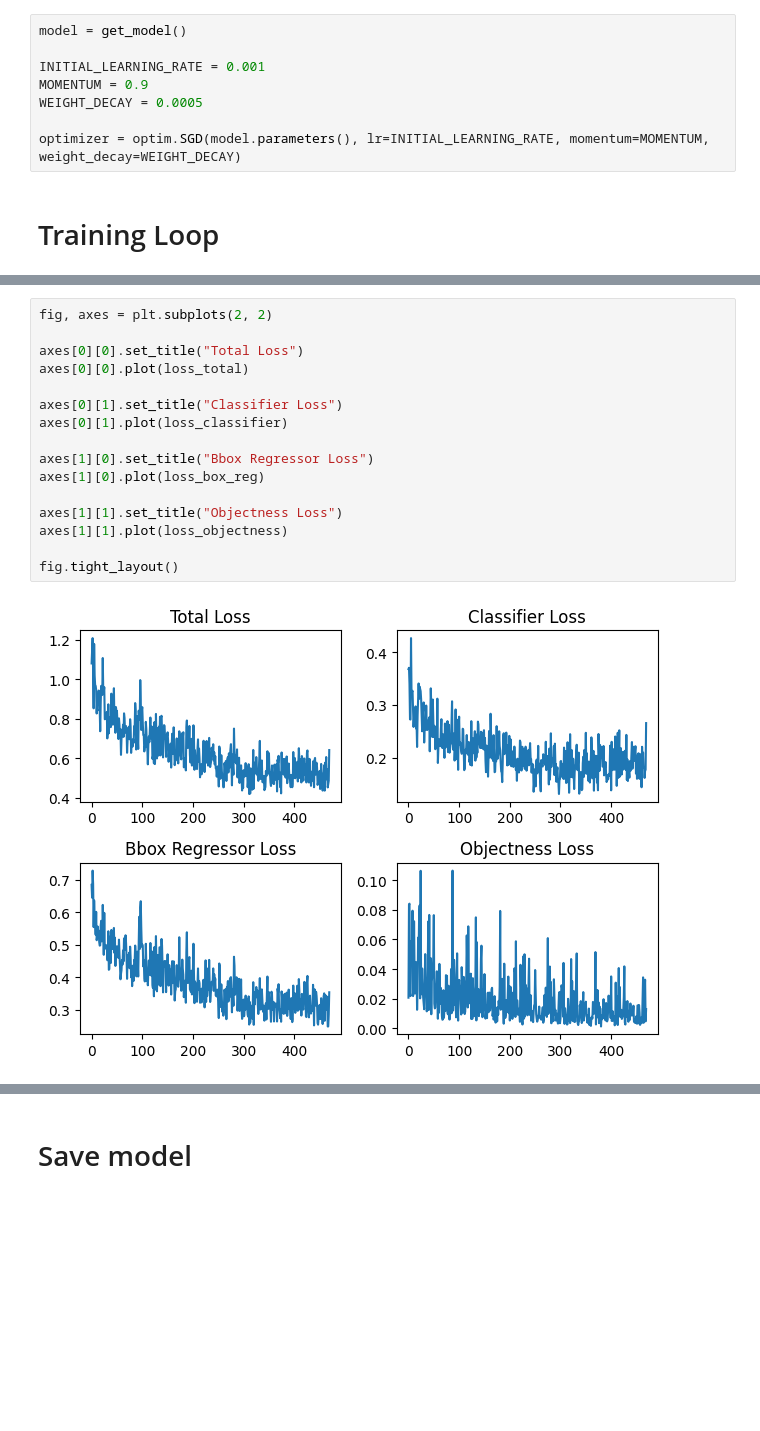
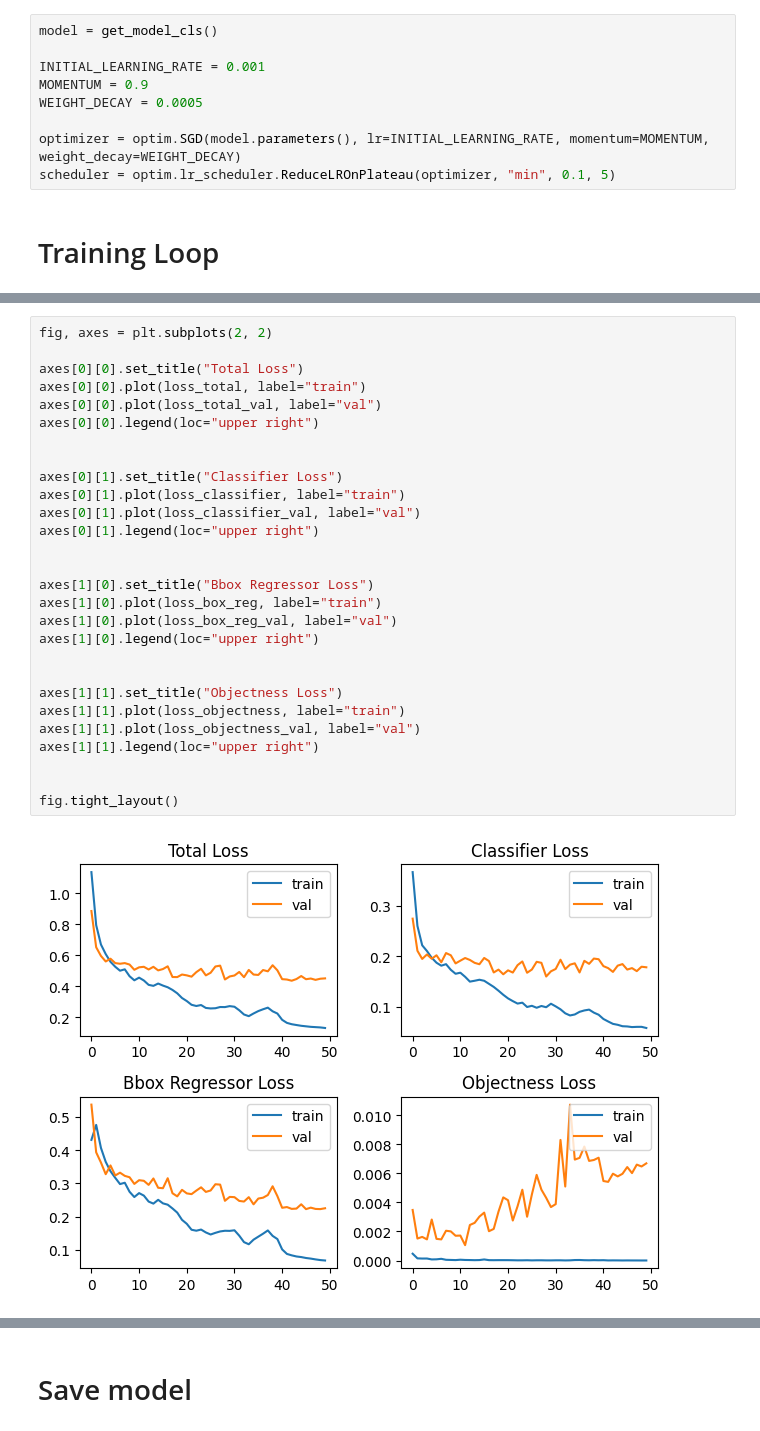
Before and after one commit to deshrit/bee-count, a Jupyter notebook: count-bees.ipynb, the cells around one changed output, grey strips where cells are left out. Saved outputs shown, nothing was run; the diff lists cells and outputs as text; blank space fills up the shorter version.

```diff
--- a/count-bees.ipynb
+++ b/count-bees.ipynb
@@ -243,11 +243,12 @@ def get_model(num_classes = 2):
 # %%
-model = get_model()
+model = get_model_cls()
 
 INITIAL_LEARNING_RATE = 0.001
 MOMENTUM = 0.9
 WEIGHT_DECAY = 0.0005
 
 optimizer = optim.SGD(model.parameters(), lr=INITIAL_LEARNING_RATE, momentum=MOMENTUM, weight_decay=WEIGHT_DECAY)
+scheduler = optim.lr_scheduler.ReduceLROnPlateau(optimizer, "min", 0.1, 5)
 # %% [markdown]
 # Training Loop
 # %%
@@ -300,18 +371,30 @@ Epoch: 5        Total Loss: 0.530916931147271   Classifier Loss: 0.1913489713630
 # %%
 fig, axes = plt.subplots(2, 2)
 
 axes[0][0].set_title("Total Loss")
-axes[0][0].plot(loss_total)
+axes[0][0].plot(loss_total, label="train")
+axes[0][0].plot(loss_total_val, label="val")
+axes[0][0].legend(loc="upper right")
+
 
 axes[0][1].set_title("Classifier Loss")
-axes[0][1].plot(loss_classifier)
+axes[0][1].plot(loss_classifier, label="train")
+axes[0][1].plot(loss_classifier_val, label="val")
+axes[0][1].legend(loc="upper right")
+
 
 axes[1][0].set_title("Bbox Regressor Loss")
-axes[1][0].plot(loss_box_reg)
+axes[1][0].plot(loss_box_reg, label="train")
+axes[1][0].plot(loss_box_reg_val, label="val")
+axes[1][0].legend(loc="upper right")
+
 
 axes[1][1].set_title("Objectness Loss")
-axes[1][1].plot(loss_objectness)
+axes[1][1].plot(loss_objectness, label="train")
+axes[1][1].plot(loss_objectness_val, label="val")
+axes[1][1].legend(loc="upper right")
+
 
 fig.tight_layout()
 # %% [output]
-[figure, old version]
+[figure, new version]
```
Also changed, not shown: parts of 26 cells of this notebook, 3 other files.
